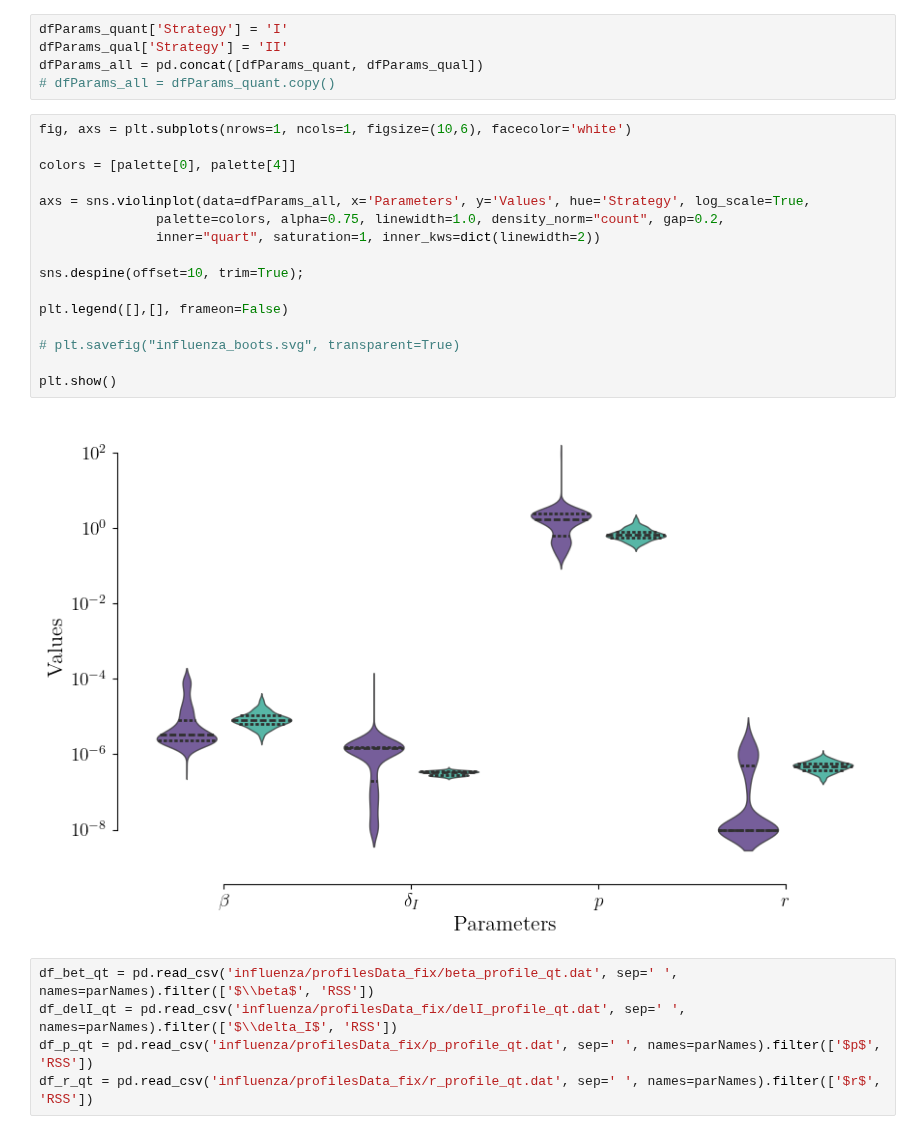
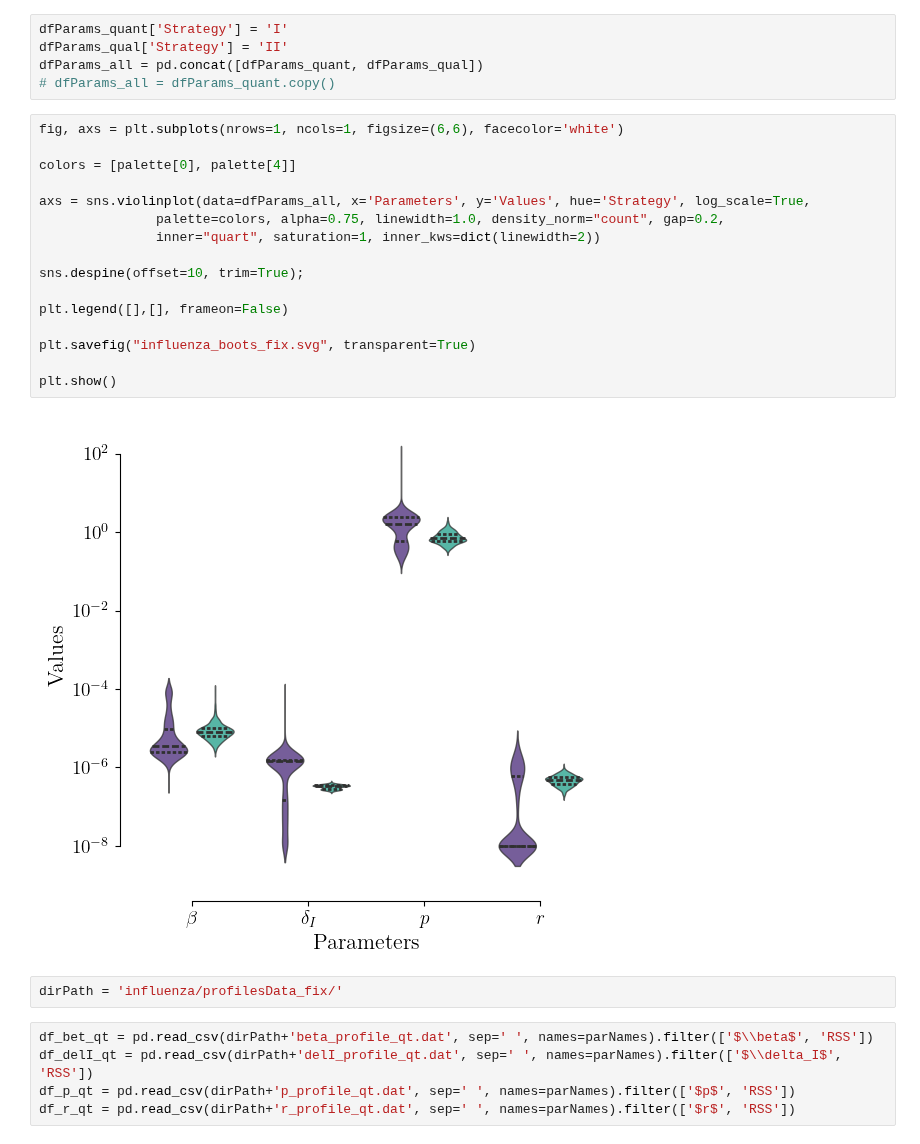
Before and after one commit to systemsmedicine/CrossLabFit, a Jupyter notebook: pyNotebooks/influenzaModel.ipynb, the cells around one changed output. Drawn from its saved outputs; the diff is of its cells as text.

```diff
--- a/pyNotebooks/influenzaModel.ipynb
+++ b/pyNotebooks/influenzaModel.ipynb
@@ -559,26 +501,28 @@ dfParams_qual['Strategy'] = 'II'
 dfParams_all = pd.concat([dfParams_quant, dfParams_qual])
 # dfParams_all = dfParams_quant.copy()
 # %%
-fig, axs = plt.subplots(nrows=1, ncols=1, figsize=(10,6), facecolor='white')
+fig, axs = plt.subplots(nrows=1, ncols=1, figsize=(6,6), facecolor='white')
 
 colors = [palette[0], palette[4]]
 
 axs = sns.violinplot(data=dfParams_all, x='Parameters', y='Values', hue='Strategy', log_scale=True,
                palette=colors, alpha=0.75, linewidth=1.0, density_norm="count", gap=0.2,
                inner="quart", saturation=1, inner_kws=dict(linewidth=2))
 
 sns.despine(offset=10, trim=True);
 
 plt.legend([],[], frameon=False)
 
-# plt.savefig("influenza_boots.svg", transparent=True)
+plt.savefig("influenza_boots_fix.svg", transparent=True)
 
 plt.show()
 # %% [output]
-[figure, old version]
+[figure, new version]
+# %%
+dirPath = 'influenza/profilesData_fix/'
 # %%
-df_bet_qt = pd.read_csv('influenza/profilesData_fix/beta_profile_qt.dat', sep=' ', names=parNames).filter(['$\\beta$', 'RSS'])
-df_delI_qt = pd.read_csv('influenza/profilesData_fix/delI_profile_qt.dat', sep=' ', names=parNames).filter(['$\\delta_I$', 'RSS'])
-df_p_qt = pd.read_csv('influenza/profilesData_fix/p_profile_qt.dat', sep=' ', names=parNames).filter(['$p$', 'RSS'])
-df_r_qt = pd.read_csv('influenza/profilesData_fix/r_profile_qt.dat', sep=' ', names=parNames).filter(['$r$', 'RSS'])
+df_bet_qt = pd.read_csv(dirPath+'beta_profile_qt.dat', sep=' ', names=parNames).filter(['$\\beta$', 'RSS'])
+df_delI_qt = pd.read_csv(dirPath+'delI_profile_qt.dat', sep=' ', names=parNames).filter(['$\\delta_I$', 'RSS'])
+df_p_qt = pd.read_csv(dirPath+'p_profile_qt.dat', sep=' ', names=parNames).filter(['$p$', 'RSS'])
+df_r_qt = pd.read_csv(dirPath+'r_profile_qt.dat', sep=' ', names=parNames).filter(['$r$', 'RSS'])
 # %%
```
Also changed, not shown: parts of 8 cells of this notebook, 7 other files.
